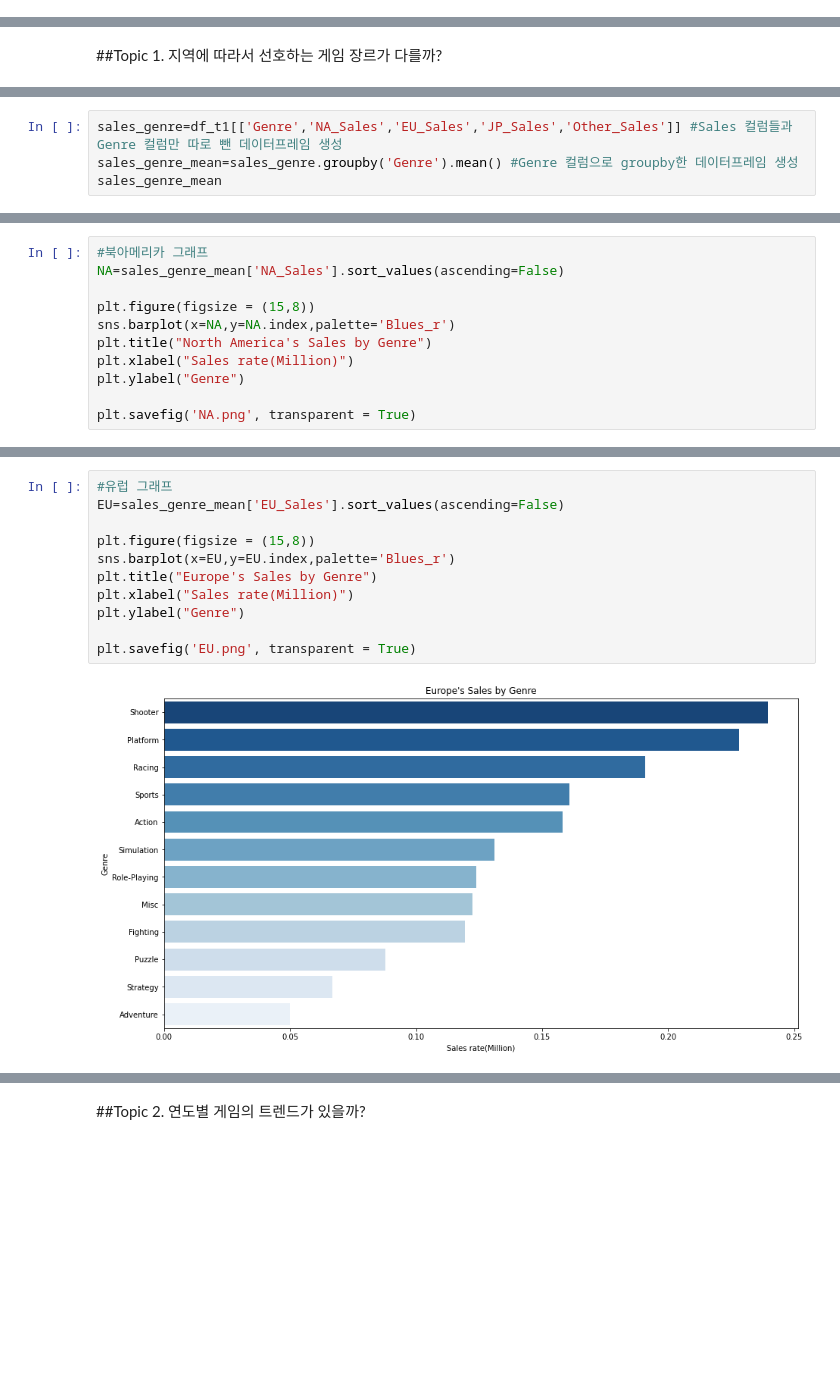
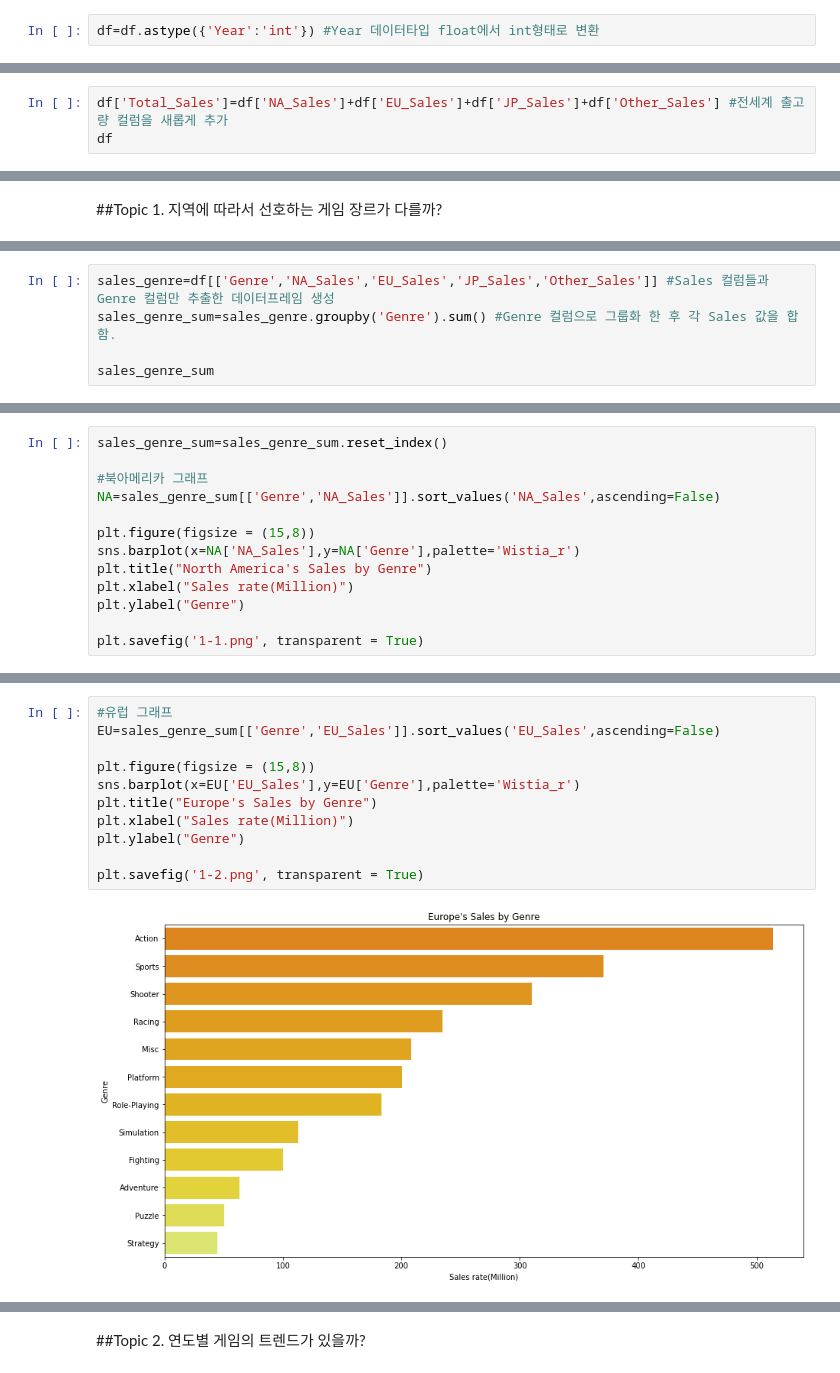
Before and after one commit to yjyg1215/Project_Data-Analysis, a Jupyter notebook: section1_project.ipynb, the cells around one changed output, grey strips where cells are left out. Saved outputs shown, nothing was run; the diff lists cells and outputs as text; blank space fills up the shorter version.

```diff
--- a/section1_project.ipynb
+++ b/section1_project.ipynb
@@ -39,0 +155,2 @@ df
+# %%
+df=df.astype({'Year':'int'}) #Year 데이터타입 float에서 int형태로 변환
@@ -39,0 +173,3 @@ df
+# %%
+df['Total_Sales']=df['NA_Sales']+df['EU_Sales']+df['JP_Sales']+df['Other_Sales'] #전세계 출고량 컬럼을 새롭게 추가
+df
@@ -103,7 +200,8 @@ df_t1['Other_Sales']=df_t1['Other_Sales'].apply(lambda x:(x/1000000) if x>=1000
 # %%
-sales_genre=df_t1[['Genre','NA_Sales','EU_Sales','JP_Sales','Other_Sales']] #Sales 컬럼들과 Genre 컬럼만 따로 뺀 데이터프레임 생성
-sales_genre_mean=sales_genre.groupby('Genre').mean() #Genre 컬럼으로 groupby한 데이터프레임 생성
-sales_genre_mean
+sales_genre=df[['Genre','NA_Sales','EU_Sales','JP_Sales','Other_Sales']] #Sales 컬럼들과 Genre 컬럼만 추출한 데이터프레임 생성
+sales_genre_sum=sales_genre.groupby('Genre').sum() #Genre 컬럼으로 그룹화 한 후 각 Sales 값을 합함.
+
+sales_genre_sum
 # %% [output]
 |  | NA_Sales | EU_Sales | JP_Sales | Other_Sales |
 | Genre |  |  |  |  |
@@ -122,12 +231,14 @@ sales_genre_mean
 # %%
+sales_genre_sum=sales_genre_sum.reset_index()
+
 #북아메리카 그래프
-NA=sales_genre_mean['NA_Sales'].sort_values(ascending=False)
+NA=sales_genre_sum[['Genre','NA_Sales']].sort_values('NA_Sales',ascending=False)
 
 plt.figure(figsize = (15,8))
-sns.barplot(x=NA,y=NA.index,palette='Blues_r')
+sns.barplot(x=NA['NA_Sales'],y=NA['Genre'],palette='Wistia_r')
 plt.title("North America's Sales by Genre")
 plt.xlabel("Sales rate(Million)")
 plt.ylabel("Genre")
 
-plt.savefig('NA.png', transparent = True)
+plt.savefig('1-1.png', transparent = True)
 # %% [output]
@@ -135,15 +246,15 @@ plt.savefig('NA.png', transparent = True)
 # %%
 #유럽 그래프
-EU=sales_genre_mean['EU_Sales'].sort_values(ascending=False)
+EU=sales_genre_sum[['Genre','EU_Sales']].sort_values('EU_Sales',ascending=False)
 
 plt.figure(figsize = (15,8))
-sns.barplot(x=EU,y=EU.index,palette='Blues_r')
+sns.barplot(x=EU['EU_Sales'],y=EU['Genre'],palette='Wistia_r')
 plt.title("Europe's Sales by Genre")
 plt.xlabel("Sales rate(Million)")
 plt.ylabel("Genre")
 
-plt.savefig('EU.png', transparent = True)
+plt.savefig('1-2.png', transparent = True)
 # %% [output]
-[figure, old version]
+[figure, new version]
 # %%
 #일본 그래프
```
Also changed, not shown: parts of 77 cells of this notebook.
